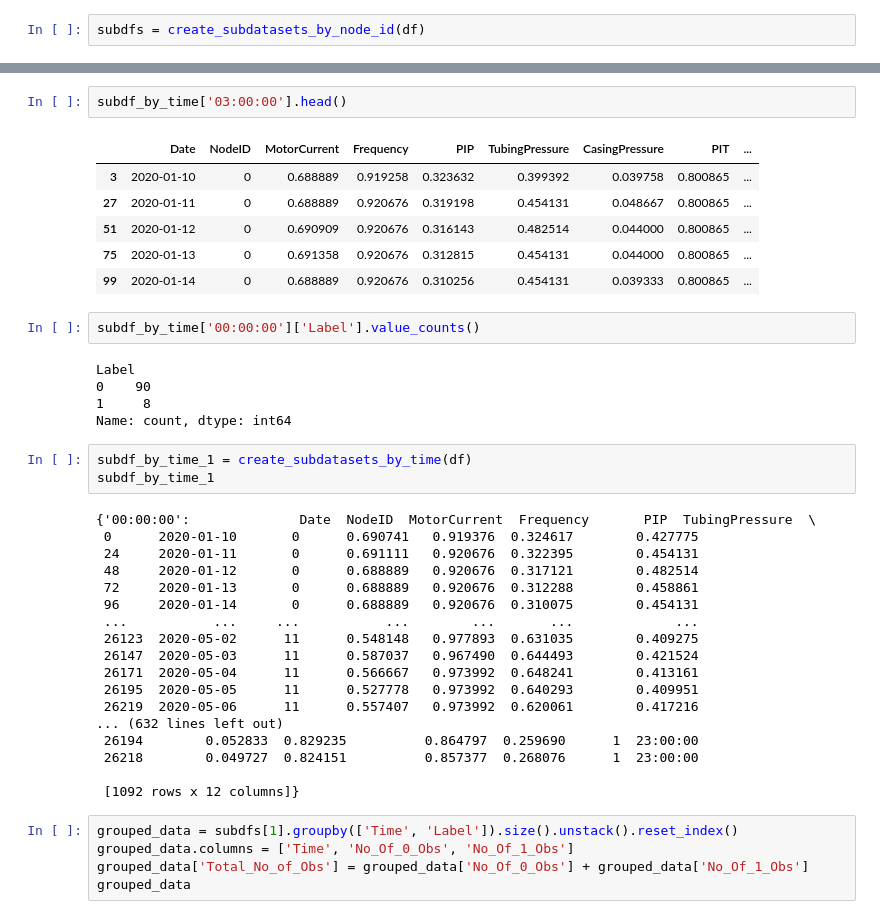
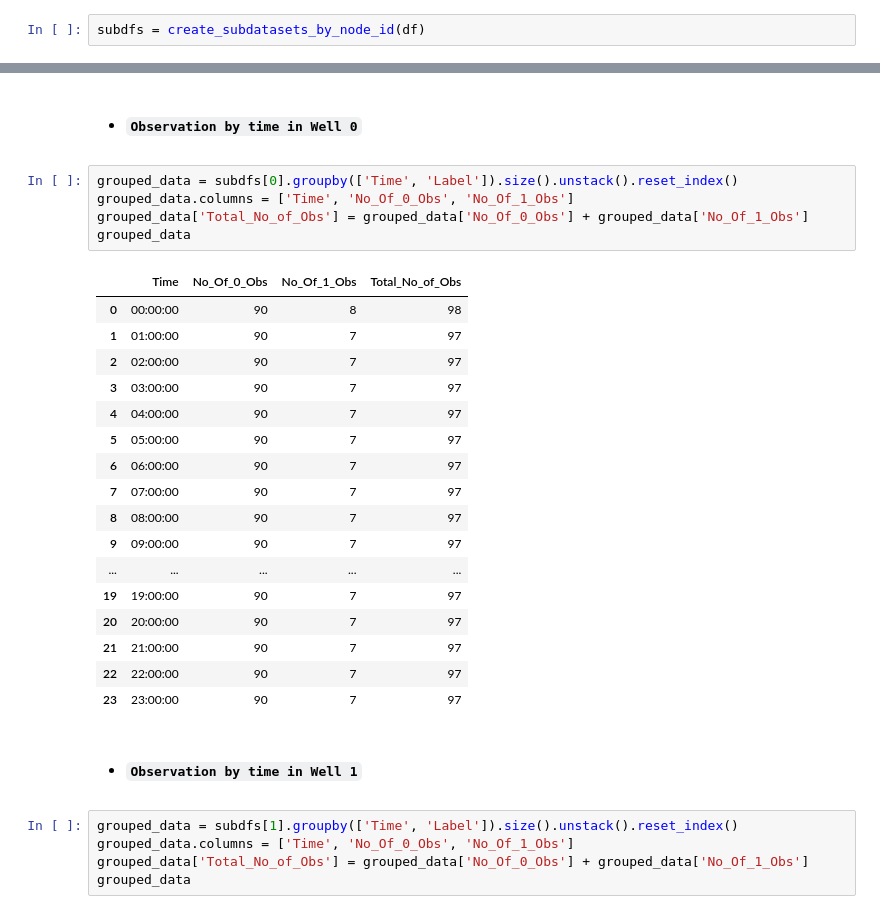
Before and after one commit to kameshcodes/ms-project, a Jupyter notebook: notebooks/data-understanding.ipynb, the cells around one changed output, grey strips where cells are left out. Cells and saved outputs as stored; diff of their text form.

```diff
--- a/notebooks/data-understanding.ipynb
+++ b/notebooks/data-understanding.ipynb
@@ -229,40 +378,30 @@ subdf_by_time['01:00:00'].head()
-# %%
-subdf_by_time['03:00:00'].head()
-# %% [output]
-|  | Date | NodeID | MotorCurrent | Frequency | PIP | TubingPressure | CasingPressure | PIT | ... |
-| 3 | 2020-01-10 | 0 | 0.688889 | 0.919258 | 0.323632 | 0.399392 | 0.039758 | 0.800865 | ... |
-| 27 | 2020-01-11 | 0 | 0.688889 | 0.920676 | 0.319198 | 0.454131 | 0.048667 | 0.800865 | ... |
-| 51 | 2020-01-12 | 0 | 0.690909 | 0.920676 | 0.316143 | 0.482514 | 0.044000 | 0.800865 | ... |
-| 75 | 2020-01-13 | 0 | 0.691358 | 0.920676 | 0.312815 | 0.454131 | 0.044000 | 0.800865 | ... |
-| 99 | 2020-01-14 | 0 | 0.688889 | 0.920676 | 0.310256 | 0.454131 | 0.039333 | 0.800865 | ... |
-# %%
-subdf_by_time['00:00:00']['Label'].value_counts()
-# %% [output]
-Label
-0    90
-1     8
-Name: count, dtype: int64
-# %%
-subdf_by_time_1 = create_subdatasets_by_time(df)
-subdf_by_time_1
-# %% [output]
-{'00:00:00':              Date  NodeID  MotorCurrent  Frequency       PIP  TubingPressure  \
- 0      2020-01-10       0      0.690741   0.919376  0.324617        0.427775
- 24     2020-01-11       0      0.691111   0.920676  0.322395        0.454131
- 48     2020-01-12       0      0.688889   0.920676  0.317121        0.482514
- 72     2020-01-13       0      0.688889   0.920676  0.312288        0.458861
- 96     2020-01-14       0      0.688889   0.920676  0.310075        0.454131
- ...           ...     ...           ...        ...       ...             ...
- 26123  2020-05-02      11      0.548148   0.977893  0.631035        0.409275
- 26147  2020-05-03      11      0.587037   0.967490  0.644493        0.421524
- 26171  2020-05-04      11      0.566667   0.973992  0.648241        0.413161
- 26195  2020-05-05      11      0.527778   0.973992  0.640293        0.409951
- 26219  2020-05-06      11      0.557407   0.973992  0.620061        0.417216
-... (632 lines left out)
- 26194        0.052833  0.829235          0.864797  0.259690      1  23:00:00
- 26218        0.049727  0.824151          0.857377  0.268076      1  23:00:00
-
- [1092 rows x 12 columns]}
+# %% [markdown]
+- #### `Observation by time in Well 0`
+# %%
+grouped_data = subdfs[0].groupby(['Time', 'Label']).size().unstack().reset_index()
+grouped_data.columns = ['Time', 'No_Of_0_Obs', 'No_Of_1_Obs']
+grouped_data['Total_No_of_Obs'] = grouped_data['No_Of_0_Obs'] + grouped_data['No_Of_1_Obs']
+grouped_data
+# %% [output]
+|  | Time | No_Of_0_Obs | No_Of_1_Obs | Total_No_of_Obs |
+| 0 | 00:00:00 | 90 | 8 | 98 |
+| 1 | 01:00:00 | 90 | 7 | 97 |
+| 2 | 02:00:00 | 90 | 7 | 97 |
+| 3 | 03:00:00 | 90 | 7 | 97 |
+| 4 | 04:00:00 | 90 | 7 | 97 |
+| 5 | 05:00:00 | 90 | 7 | 97 |
+| 6 | 06:00:00 | 90 | 7 | 97 |
+| 7 | 07:00:00 | 90 | 7 | 97 |
+| 8 | 08:00:00 | 90 | 7 | 97 |
+| 9 | 09:00:00 | 90 | 7 | 97 |
+| ... | ... | ... | ... | ... |
+| 19 | 19:00:00 | 90 | 7 | 97 |
+| 20 | 20:00:00 | 90 | 7 | 97 |
+| 21 | 21:00:00 | 90 | 7 | 97 |
+| 22 | 22:00:00 | 90 | 7 | 97 |
+| 23 | 23:00:00 | 90 | 7 | 97 |
+# %% [markdown]
+- #### `Observation by time in Well 1`
 # %%
 grouped_data = subdfs[1].groupby(['Time', 'Label']).size().unstack().reset_index()
 grouped_data.columns = ['Time', 'No_Of_0_Obs', 'No_Of_1_Obs']
```
Also changed, not shown: parts of 62 cells of this notebook.
